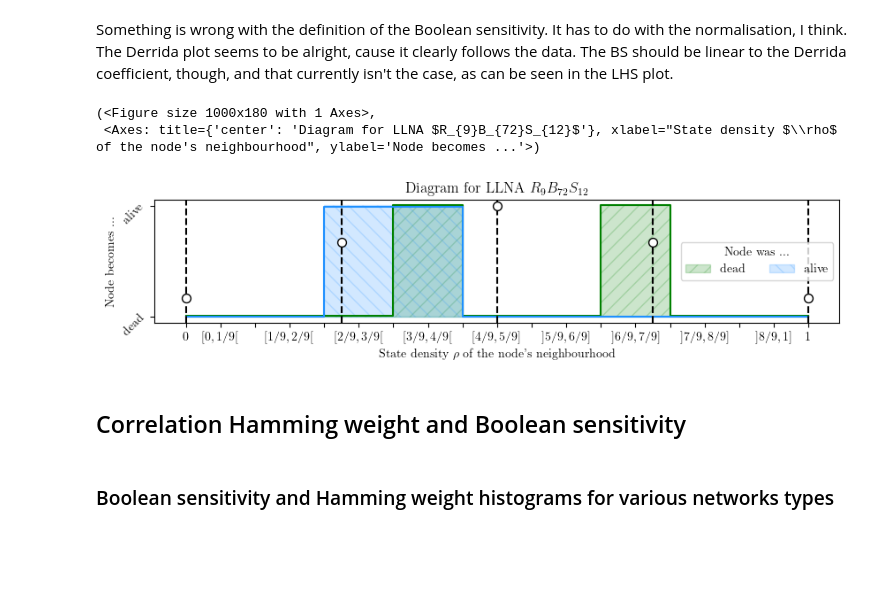
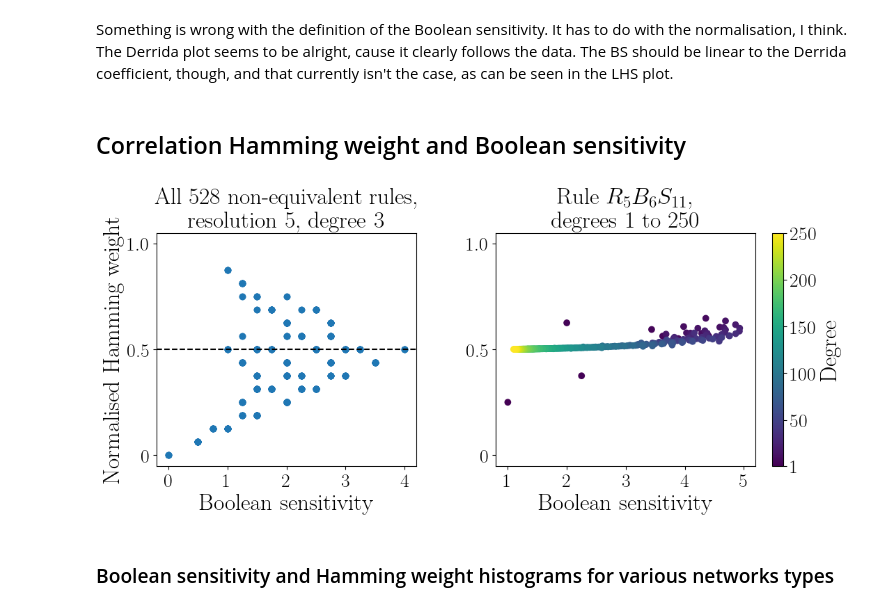
Before and after one commit to mrollier/network_automata_robustness, a Jupyter notebook: manuscript/characterisation-generate_figures.ipynb, the cells around one changed output. Cells and saved outputs as stored; diff of their text form; code cells hidden in the pictures; blank space fills up the shorter version.

```diff
--- a/manuscript/characterisation-generate_figures.ipynb
+++ b/manuscript/characterisation-generate_figures.ipynb
@@ -448,11 +467,5 @@ if SAVEFIG:
 # %% [markdown]
 Something is wrong with the definition of the Boolean sensitivity. It has to do with the normalisation, I think. The Derrida plot seems to be alright, cause it clearly follows the data. The BS should be linear to the Derrida coefficient, though, and that currently isn't the case, as can be seen in the LHS plot.
-# %%
-model.diagram(degree=4, plot_dist=True)
-# %% [output]
-(<Figure size 1000x180 with 1 Axes>,
- <Axes: title={'center': 'Diagram for LLNA $R_{9}B_{72}S_{12}$'}, xlabel="State density $\\rho$ of the node's neighbourhood", ylabel='Node becomes ...'>)
-[figure, removed]
 # %% [markdown]
 ## Correlation Hamming weight and Boolean sensitivity
 # %%
@@ -473,7 +486,7 @@ for beta in tqdm(betas, total=len(betas)):
         if (beta, sigma) not in equiv_rule_list:
             survive_if = binary_indices(sigma)
             HW = hamming_weight(resolution, born_if, survive_if, degree_rules, norm=True, iso=True)
-            BS = boolean_sens(resolution, born_if, survive_if, degree_rules, norm_degree=True, iso=True)
+            BS = boolean_sens(resolution, born_if, survive_if, degree_rules, norm_degree=False, iso=True)
             HWs_rules.append(HW)
             BSs_rules.append(BS)
             # add the equivalent rule to the list
@@ -486,7 +499,7 @@ resolution = 5
 
 beta=6
 sigma=11
-max_degree = 100
+max_degree = 250
 
 born_if = binary_indices(beta)
 survive_if = binary_indices(sigma)
@@ -496,46 +509,58 @@ HWs_degrees = []
 BSs_degrees = []
 for degree in range(1,max_degree+1):
     HW = hamming_weight(resolution, born_if, survive_if, degree, norm=True, iso=True)
-    BS = boolean_sens(resolution, born_if, survive_if, degree, norm_degree=True, iso=True)
+    BS = boolean_sens(resolution, born_if, survive_if, degree, norm_degree=False, iso=True)
     HWs_degrees.append(HW)
     BSs_degrees.append(BS)
 # %%
 SAVEFIG = False
-savename='correlation-HW-BS.pdf'
+savename=f'correlation-HW-BS_{model_degrees.__str__()}.pdf'
 
-fig, axs = plt.subplots(1,2,figsize=(12,5))
+fig, axs = plt.subplots(1,3,figsize=(11,5), width_ratios=[1,0.001,1.25])
 fontsize=24
 
 axs[0].scatter(BSs_rules, HWs_rules)
 axs[0].set_title(f"All 528 non-equivalent rules,\nresolution {resolution}, degree {degree_rules}", fontsize=fontsize)
 axs[0].axhline(.5, color='black', linestyle='--')
+xticks = [0, 1, 2, 3, 4]
+axs[0].set_xticks(xticks)
+axs[0].set_xticklabels(xticks, fontsize=fontsize-4)
+axs[0].set_xlim([-0.2, 4.2])
 
-sc = axs[1].scatter(BSs_degrees, HWs_degrees, c=range(1, max_degree+1), cmap='viridis')
-axs[1].set_title(f"Rule {model_degrees.__str__(latex=True)},\ndegrees $1$ to ${max_degree}$", fontsize=fontsize)
+axs[1].axis('off')
+
+sc = axs[2].scatter(BSs_degrees, HWs_degrees, c=range(1, max_degree+1), cmap='viridis')
+axs[2].set_title(f"Rule {model_degrees.__str__(latex=True)},\ndegrees $1$ to ${max_degree}$", fontsize=fontsize)
+xticks = [1, 2, 3, 4, 5]
+axs[2].set_xticks(xticks)
+axs[2].set_xticklabels(xticks, fontsize=fontsize-4)
+axs[2].set_xlim([0.8, 5.2])
 
 # Add colorbar linked to the scatter plot
-cbar = fig.colorbar(sc, ax=axs[1], ticks=[1, 20, 40, 60, 80, 100])
+cbar = fig.colorbar(sc, ax=axs[2], ticks=[1, 50, 100, 150, 200, 250])
 cbar.set_label("Degree", fontsize=fontsize)
 cbar.ax.tick_params(labelsize=fontsize-4)
 
 for ax in axs:
-    ax.set_xlabel("Normalised Boolean sensitivity", fontsize=fontsize)
-    ax.set_ylabel("Normalised Hamming weight", fontsize=fontsize)
-    ax.set_xlim([-0.05,1.05])
-    xticks = [0, 0.5, 1.] # [0, .2, .4, .6, .8, 1]
-    yticks = xticks
-    ax.set_xticks(xticks)
-    ax.set_xticklabels(xticks, fontsize=fontsize-4)
+    ax.set_xlabel("Boolean sensitivity", fontsize=fontsize)
+    if ax == axs[0]:
+        ax.set_ylabel("Normalised Hamming weight", fontsize=fontsize)
+    # ax.set_xlim([-0.05,1.05])
+    yticks = [0, 0.5, 1.]
+    # ax.set_xticks(xticks)
+    # ax.set_xticklabels(xticks, fontsize=fontsize-4)
     ax.set_ylim([-0.05, 1.05])
     ax.set_yticks(yticks)
     ax.set_yticklabels(yticks, fontsize=fontsize-4)
-    ax.set_aspect(1.0)
+    # ax.set_aspect(1.0)
 
+# plt.subplots_adjust(wspace=0.1)
 fig.tight_layout()
-
 
 if SAVEFIG:
     plt.savefig(f'figures/{savename}', bbox_inches='tight')
+# %% [output]
+[figure, added]
 # %% [markdown]
 ### Boolean sensitivity and Hamming weight histograms for various networks types
 # %% [markdown]
```
Also changed, not shown: parts of 4 cells of this notebook, 5 other files.
